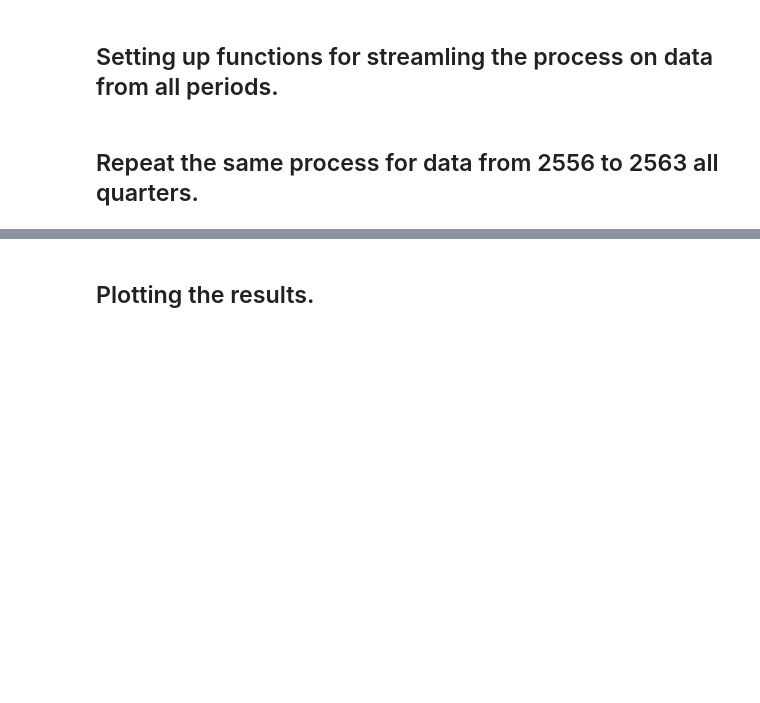
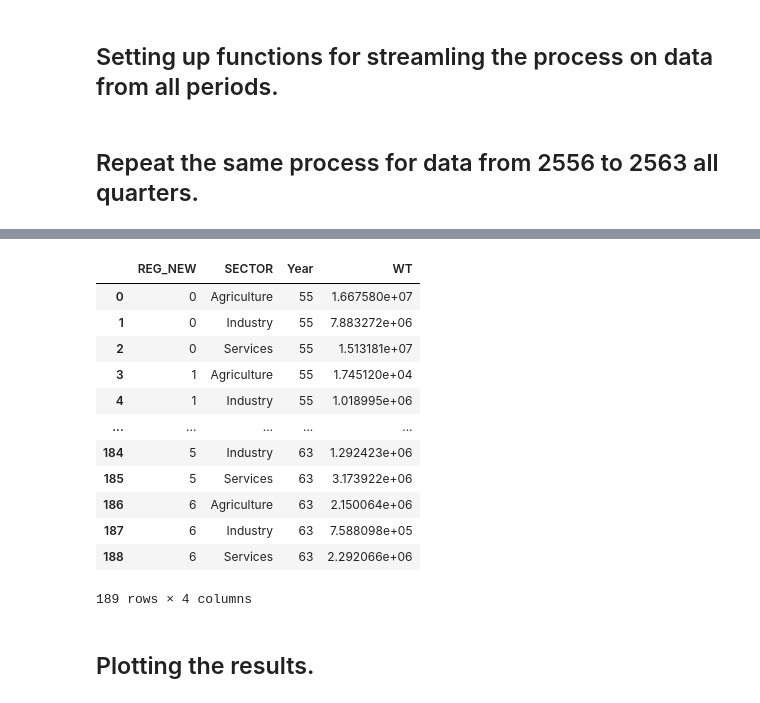
Before and after one commit to PhakphumJ/Thesis_code, a Jupyter notebook: LFS_code.ipynb, the cells around one changed output, grey strips where cells are left out. Drawn from its saved outputs; the diff is of its cells as text; code cells hidden in the pictures; blank space fills up the shorter version.

```diff
--- a/LFS_code.ipynb
+++ b/LFS_code.ipynb
@@ -974,3 +1116,19 @@ All_YEAR_WAGE_SEC_annual_final
+# %%
+All_YEAR_ALL_AGE_SEC_annual_num_final
+# %% [output]
+|  | REG_NEW | SECTOR | Year | WT |
+| 0 | 0 | Agriculture | 55 | 1.667580e+07 |
+| 1 | 0 | Industry | 55 | 7.883272e+06 |
+| 2 | 0 | Services | 55 | 1.513181e+07 |
+| 3 | 1 | Agriculture | 55 | 1.745120e+04 |
+| 4 | 1 | Industry | 55 | 1.018995e+06 |
+| ... | ... | ... | ... | ... |
+| 184 | 5 | Industry | 63 | 1.292423e+06 |
+| 185 | 5 | Services | 63 | 3.173922e+06 |
+| 186 | 6 | Agriculture | 63 | 2.150064e+06 |
+| 187 | 6 | Industry | 63 | 7.588098e+05 |
+| 188 | 6 | Services | 63 | 2.292066e+06 |
+189 rows × 4 columns
 # %% [markdown]
 ## Plotting the results.
 # %%
```
Also changed, not shown: parts of 21 cells of this notebook.
